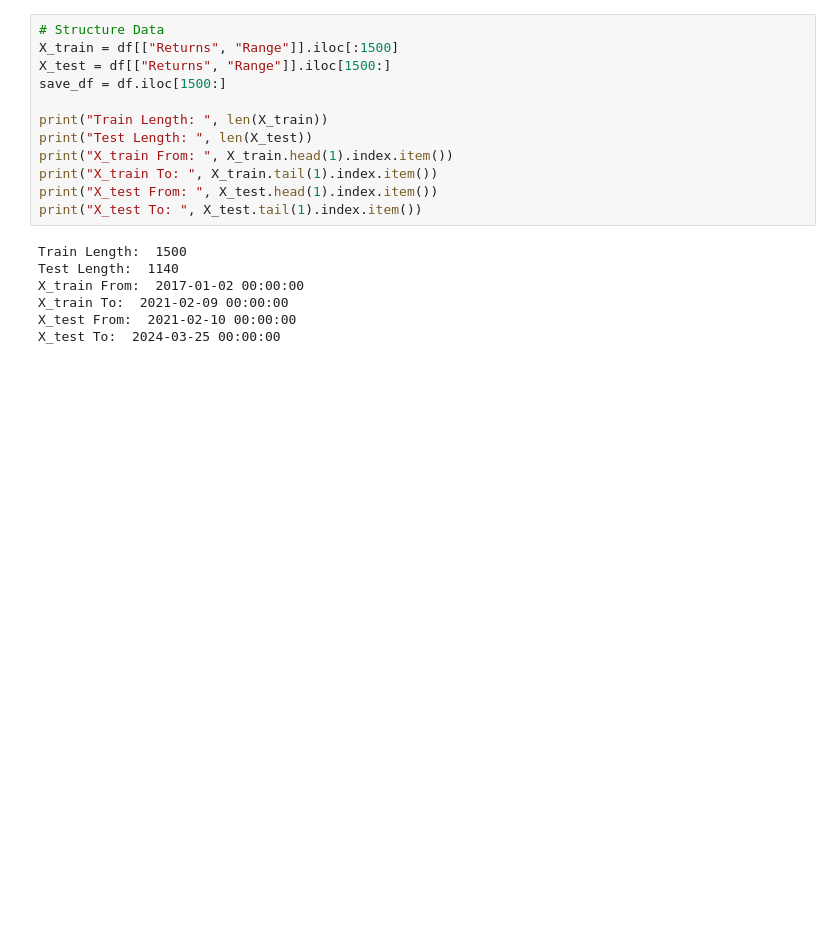
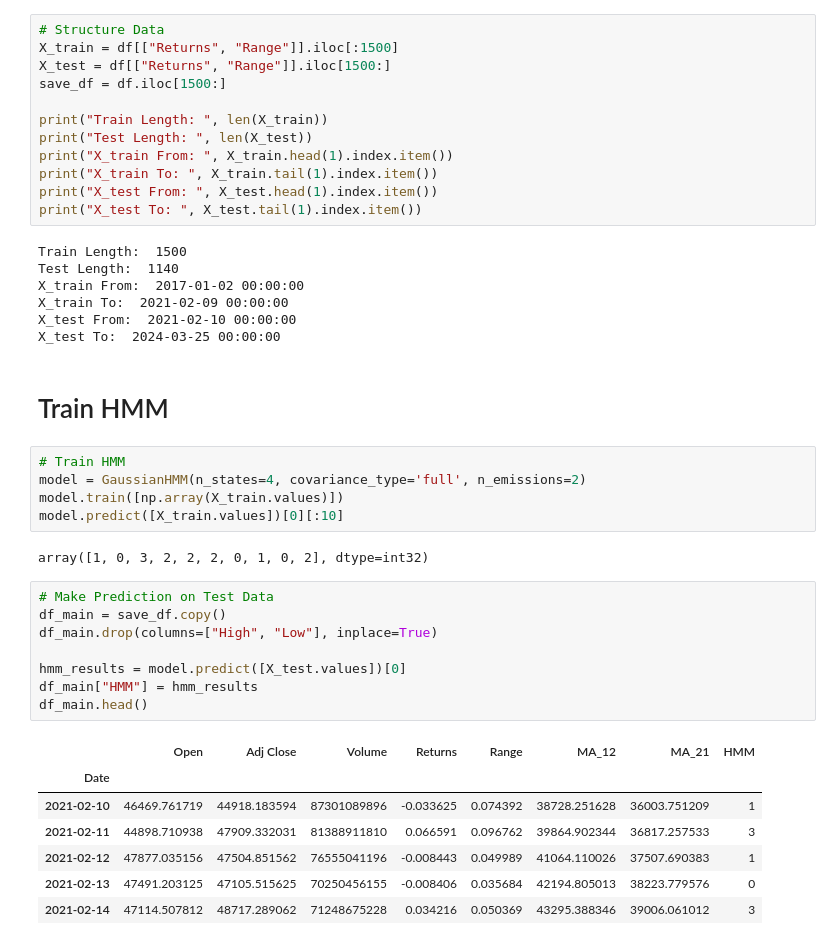
Before and after one commit to dkalenov/ML-Stock-Crypto-Trading, a Jupyter notebook: Hidden_Markov_Models_for_Market_Regimes.ipynb, the cells around one changed output. Cells and saved outputs as stored; diff of their text form; blank space fills up the shorter version.

```diff
--- a/Hidden_Markov_Models_for_Market_Regimes.ipynb
+++ b/Hidden_Markov_Models_for_Market_Regimes.ipynb
@@ -248,3 +246,28 @@ X_train From:  2017-01-02 00:00:00
 X_train To:  2021-02-09 00:00:00
 X_test From:  2021-02-10 00:00:00
 X_test To:  2024-03-25 00:00:00
+# %% [markdown]
+# Train HMM
+# %%
+# Train HMM
+model = GaussianHMM(n_states=4, covariance_type='full', n_emissions=2)
+model.train([np.array(X_train.values)])
+model.predict([X_train.values])[0][:10]
+# %% [output]
+array([1, 0, 3, 2, 2, 2, 0, 1, 0, 2], dtype=int32)
+# %%
+# Make Prediction on Test Data
+df_main = save_df.copy()
+df_main.drop(columns=["High", "Low"], inplace=True)
+
+hmm_results = model.predict([X_test.values])[0]
+df_main["HMM"] = hmm_results
+df_main.head()
+# %% [output]
+|  | Open | Adj Close | Volume | Returns | Range | MA_12 | MA_21 | HMM |
+| Date |  |  |  |  |  |  |  |  |
+| 2021-02-10 | 46469.761719 | 44918.183594 | 87301089896 | -0.033625 | 0.074392 | 38728.251628 | 36003.751209 | 1 |
+| 2021-02-11 | 44898.710938 | 47909.332031 | 81388911810 | 0.066591 | 0.096762 | 39864.902344 | 36817.257533 | 3 |
+| 2021-02-12 | 47877.035156 | 47504.851562 | 76555041196 | -0.008443 | 0.049989 | 41064.110026 | 37507.690383 | 1 |
+| 2021-02-13 | 47491.203125 | 47105.515625 | 70250456155 | -0.008406 | 0.035684 | 42194.805013 | 38223.779576 | 0 |
+| 2021-02-14 | 47114.507812 | 48717.289062 | 71248675228 | 0.034216 | 0.050369 | 43295.388346 | 39006.061012 | 3 |
```
Also changed, not shown: parts of 22 cells of this notebook.
